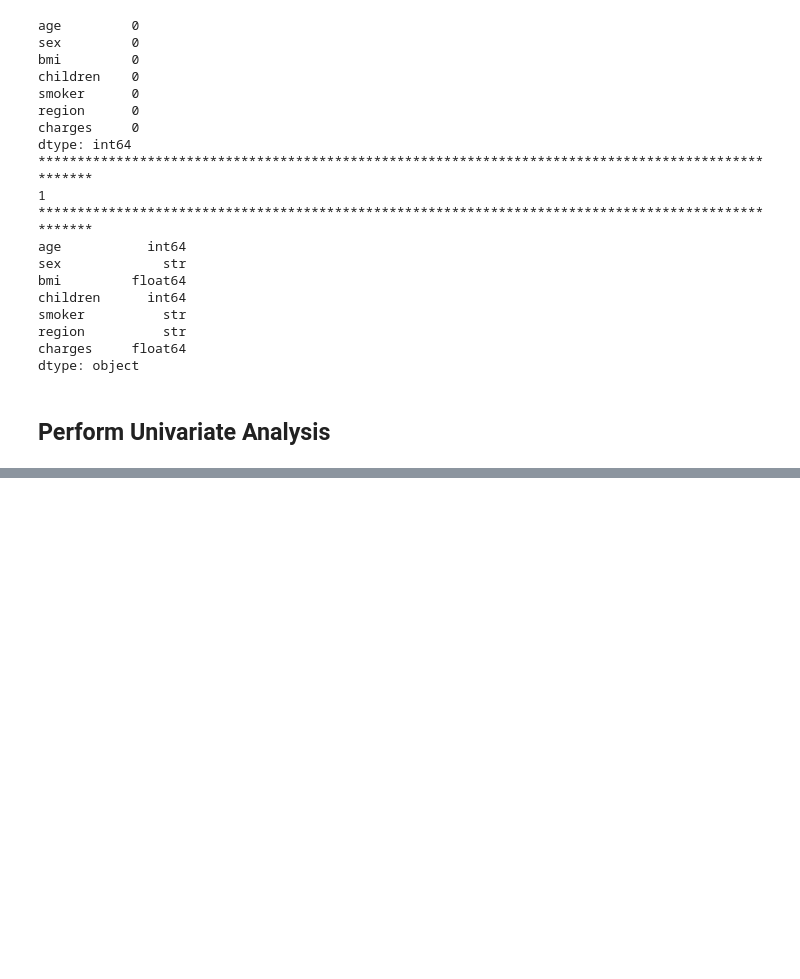
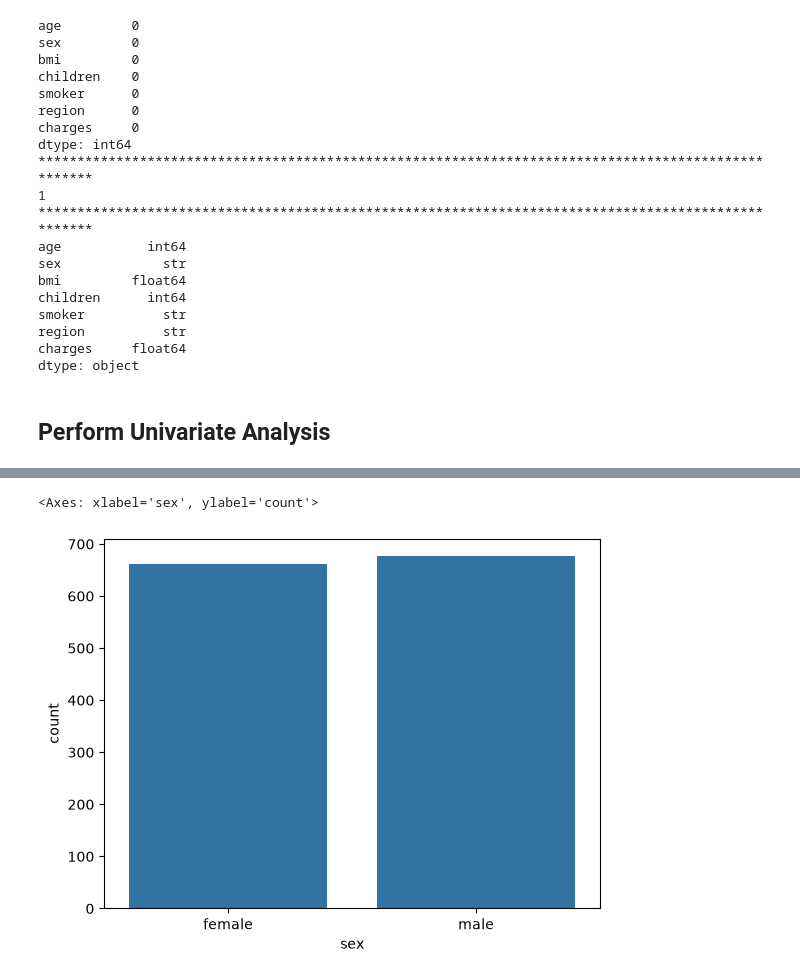
Before and after one commit to Krish123-lang/Learn-Machine-Learning-And-Artificial-Intelligence, a Jupyter notebook: Learning/day3Project.ipynb, the cells around one changed output, grey strips where cells are left out. Drawn from its saved outputs; the diff is of its cells as text; code cells hidden in the pictures; blank space fills up the shorter version.

```diff
--- a/Learning/day3Project.ipynb
+++ b/Learning/day3Project.ipynb
@@ -110,0 +131,5 @@ dtype: object
+# %%
+sns.countplot(x=df["sex"])
+# %% [output]
+<Axes: xlabel='sex', ylabel='count'>
+[figure, added]
```
Also changed, not shown: parts of 3 cells of this notebook.
